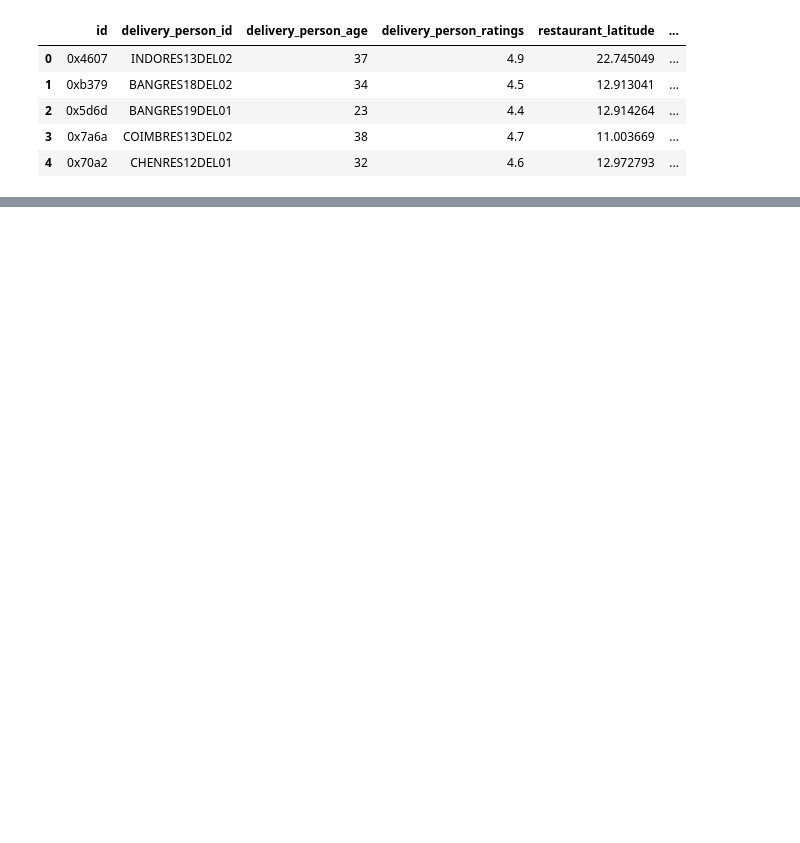
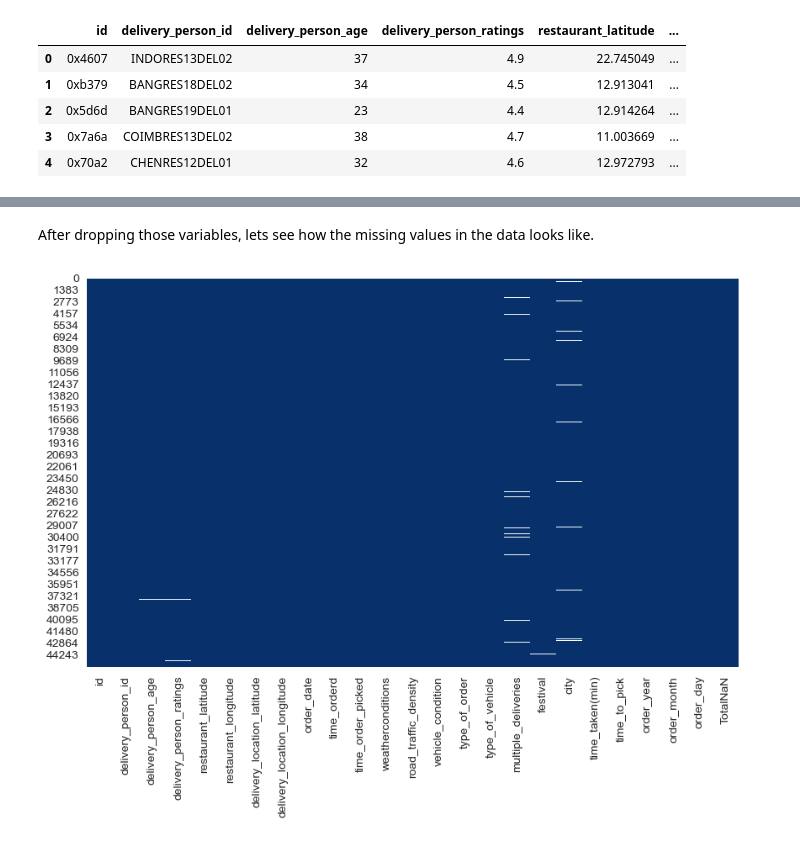
Before and after one commit to veyselaytekin1/lieferando_delivery_time_predictor, a Jupyter notebook: notebooks/2- acquire_train_and_test_data.ipynb, the cells around one changed output, grey strips where cells are left out. Saved outputs shown, nothing was run; the diff lists cells and outputs as text; code cells hidden in the pictures; blank space fills up the shorter version.

```diff
--- a/notebooks/2- acquire_train_and_test_data.ipynb
+++ b/notebooks/2- acquire_train_and_test_data.ipynb
@@ -307 +347,9 @@ After dropping the missing value lets look how many percent is the missing value
+# %% [markdown]
+After dropping those variables, lets see how the missing values in the data looks like.
+# %%
+plt.figure(figsize = (10, 6))
+
+sns.heatmap(data.isna(), cmap = 'Blues_r', cbar = False);
+# %% [output]
+[figure, added]
 # %%
```
Also changed, not shown: parts of 78 cells of this notebook, 10 other files.
